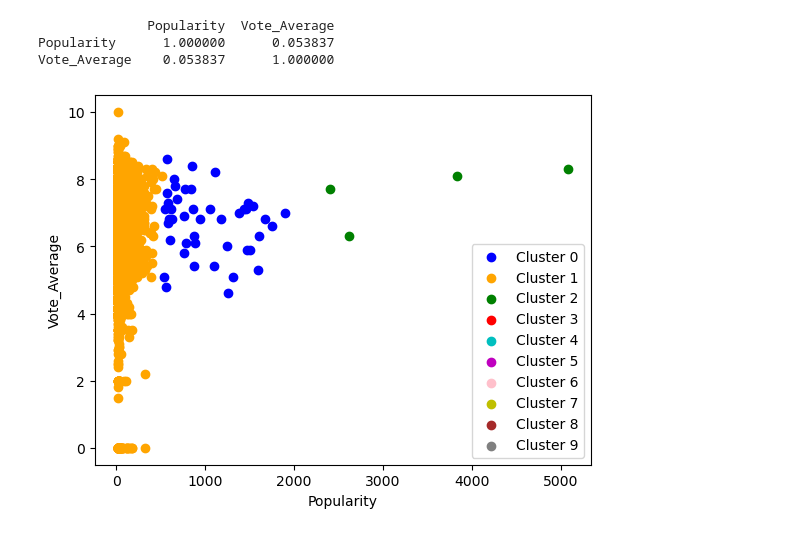
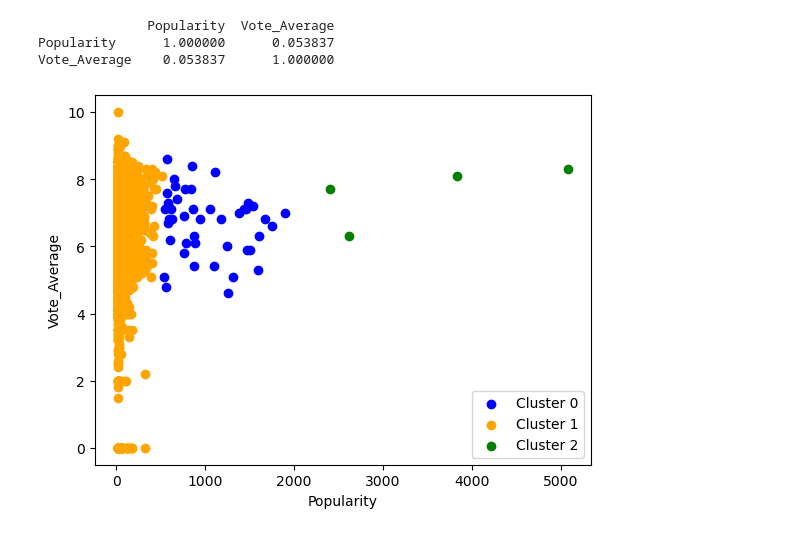
Before and after one commit to giampyhatesyou/Ids, a Jupyter notebook: pr.ipynb, the cells around one changed output. Cells and saved outputs as stored; diff of their text form; code cells hidden in the pictures.

```diff
--- a/pr.ipynb
+++ b/pr.ipynb
@@ -511,27 +531,22 @@ print(correlation)
 Popularity      1.000000      0.053837
 Vote_Average    0.053837      1.000000
 # %%
-release_mapping = {'VERY OLD': 1, 'OLD': 2, 'RECENT': 3, 'VERY-RECENT': 4}
-
-# Map genre column to numerical values
-dataset['release_encoded'] = dataset['quant_Release_Date'].map(release_mapping)
-
 kmeans = sk.KMeans(n_clusters=3, random_state=1)
 
 clusters = kmeans.fit_predict(dataset[["Popularity", "Vote_Average","genre_encoded","release_encoded"]])
 dataset["cluster"] = clusters
 y = kmeans.labels_
 
-color = ['b','orange','g','r', 'c', 'm', 'pink', 'y', 'brown', 'gray']
+color = ['b','orange','g']
 
-for i in range(0, 10):
+for i in range(0, 3):
     plt.scatter(dataset.loc[dataset['cluster'] == i, 'Popularity'],
                 dataset.loc[dataset['cluster'] == i, 'Vote_Average'],
                 color=color[i], label='Cluster ' + str(i))
 
 plt.xlabel('Popularity')
 plt.ylabel('Vote_Average')
 plt.legend()
 plt.show()
 # %% [output]
-[figure, old version]
+[figure, new version]
```
Also changed, not shown: parts of 8 cells of this notebook.
